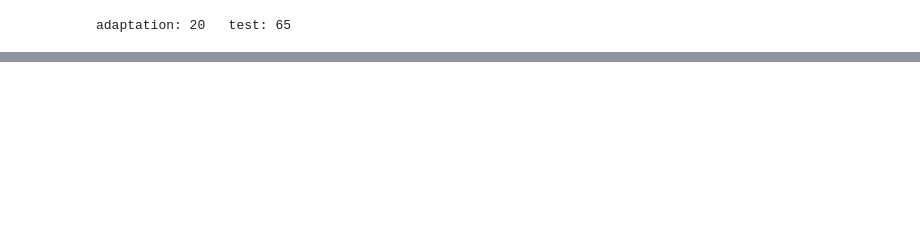
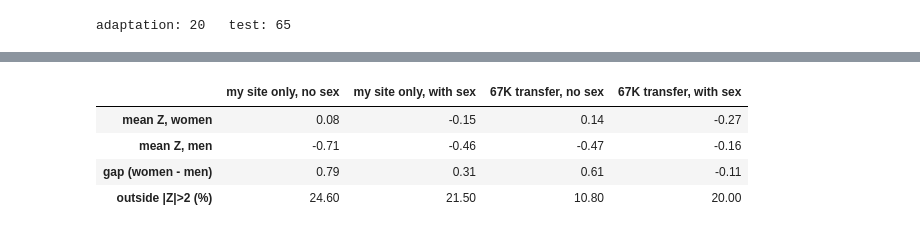
Before and after one commit to predictive-clinical-neuroscience/PCNtoolkit-demo-transfer, a Jupyter notebook: notebooks/transfer_icbm.ipynb, the cells around one changed output, grey strips where cells are left out. Cells and saved outputs as stored; diff of their text form; code cells hidden in the pictures; blank space fills up the shorter version.

```diff
--- a/notebooks/transfer_icbm.ipynb
+++ b/notebooks/transfer_icbm.ipynb
@@ -188,0 +194,36 @@ Questions: [NeuroStars, tag pcntoolkit](https://neurostars.org/tag/pcntoolkit)
+# %%
+ad_ids = adaptation.subject_ids.values.astype(str)
+adaptation_sex = to_normdata(icbm[icbm.sub_id.isin(ad_ids)], "adaptation_sex", ("site", "sex"))
+test_sex = to_normdata(icbm[~icbm.sub_id.isin(ad_ids)], "test_sex", ("site", "sex"))
+
+own_model_sex = NormativeModel(
+    template_regression_model=own_template,
+    inscaler="standardize", outscaler="standardize",
+    savemodel=False, saveresults=False, saveplots=False, evaluate_model=True,
+    save_dir="results/own_sex",
+)
+own_test_sex = own_model_sex.fit_predict(adaptation_sex, copy.deepcopy(test_sex))
+tr_test_sex = copy.deepcopy(test_sex)
+big_model.transfer_predict(adaptation_sex, tr_test_sex, save_dir="results/transfer_sex")
+
+sex_of = icbm.set_index("sub_id")["sex"]
+
+def mean_z_by_sex(data):
+    z = pd.Series(data.Z.sel(response_vars=REGION).values, index=data.subject_ids.values.astype(str))
+    out = z.groupby(sex_of.loc[z.index].values).mean().round(2)
+    out["gap (women - men)"] = round(out["F"] - out["M"], 2)
+    out["outside |Z|>2 (%)"] = round(float(np.mean(np.abs(z) > 2) * 100), 1)
+    return out
+
+pd.DataFrame({
+    "my site only, no sex": mean_z_by_sex(own_test),
+    "my site only, with sex": mean_z_by_sex(own_test_sex),
+    "67K transfer, no sex": mean_z_by_sex(tr_test),
+    "67K transfer, with sex": mean_z_by_sex(tr_test_sex),
+}).rename(index={"F": "mean Z, women", "M": "mean Z, men"})
+# %% [output]
+|  | my site only, no sex | my site only, with sex | 67K transfer, no sex | 67K transfer, with sex |
+| mean Z, women | 0.08 | -0.15 | 0.14 | -0.27 |
+| mean Z, men | -0.71 | -0.46 | -0.47 | -0.16 |
+| gap (women - men) | 0.79 | 0.31 | 0.61 | -0.11 |
+| outside |Z|>2 (%) | 24.60 | 21.50 | 10.80 | 20.00 |
```
Also changed, not shown: parts of 13 cells of this notebook, 4 other files.
